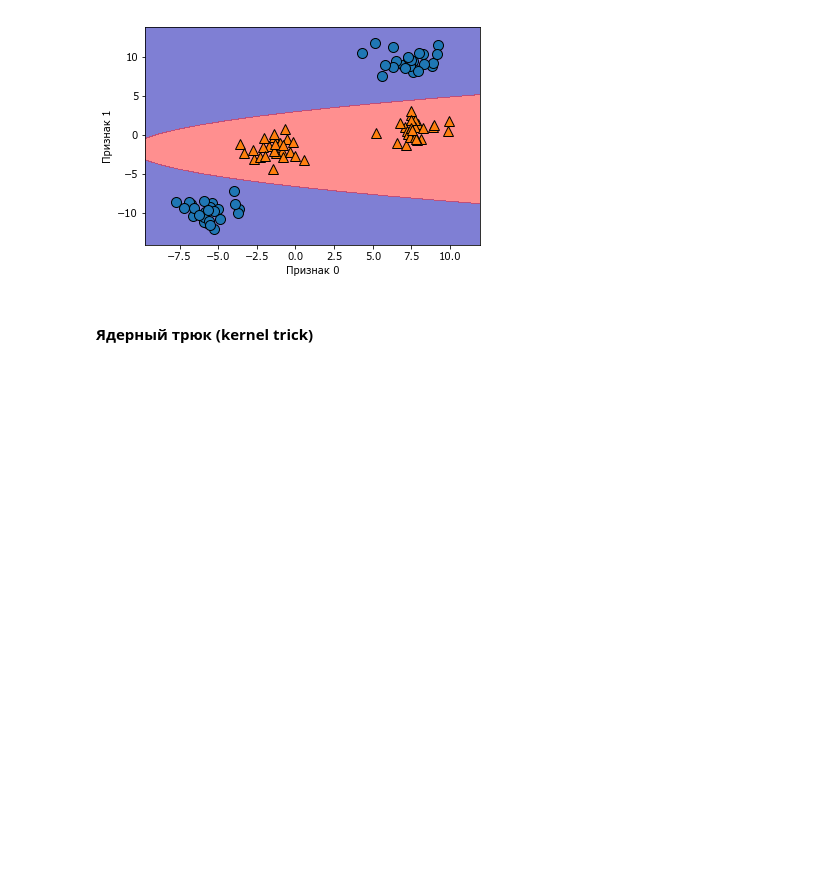
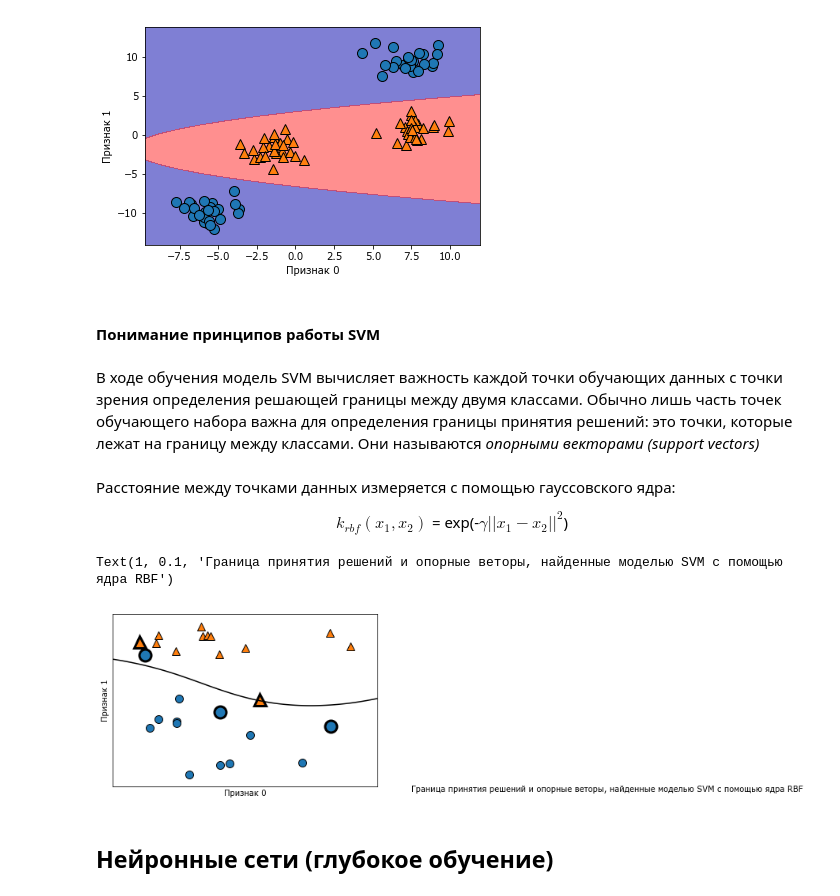
Before and after one commit to azamind/ml-intro, a Jupyter notebook: code/Chapter2.ipynb, the cells around one changed output. Saved outputs shown, nothing was run; the diff lists cells and outputs as text; code cells hidden in the pictures; blank space fills up the shorter version.

```diff
--- a/code/Chapter2.ipynb
+++ b/code/Chapter2.ipynb
@@ -739,5 +740,29 @@ plt.ylabel("Признак 1")
 # %% [output]
 Text(0, 0.5, 'Признак 1')
 [figure]
-# %% [markdown]
-#### Ядерный трюк (kernel trick)
+# %% [markdown]
+#### Понимание принципов работы SVM
+# %% [markdown]
+В ходе обучения модель SVM вычисляет важность каждой точки обучающих данных с точки зрения определения решающей границы между двумя классами. Обычно лишь часть точек обучающего набора важна для определения границы принятия решений: это точки, которые лежат на границу между классами. Они называются *опорными векторами (support vectors)*
+# %% [markdown]
+Расстояние между точками данных измеряется с помощью гауссовского ядра: <br />
+    <center>$k_{rbf}(x_1,x_2)$ = exp(-$\gamma$$||x_1 - x_2||^2$)</center>
+# %%
+from sklearn.svm import SVC
+X, y = mglearn.tools.make_handcrafted_dataset()
+svm = SVC(kernel='rbf', C=10, gamma=0.1).fit(X, y)
+mglearn.plots.plot_2d_separator(svm, X, eps=.5)
+mglearn.discrete_scatter(X[:, 0], X[:, 1], y)
+# размещаем на графике опорные ветора
+sv = svm.support_vectors_
+# метки классов опорных векторов определяются знаком дуальных коэффициентов
+sv_labels = svm.dual_coef_.ravel() > 0
+mglearn.discrete_scatter(sv[:, 0], sv[:, 1], sv_labels, s=15, markeredgewidth=3)
+plt.xlabel('Признак 0')
+plt.ylabel('Признак 1')
+plt.figtext(1,.1,'Граница принятия решений и опорные веторы, найденные моделью SVM с помощью ядра RBF')
+# %% [output]
+Text(1, 0.1, 'Граница принятия решений и опорные веторы, найденные моделью SVM с помощью ядра RBF')
+[figure, added]
+# %% [markdown]
+## Нейронные сети (глубокое обучение)
```
Also changed, not shown: parts of 19 cells of this notebook.
